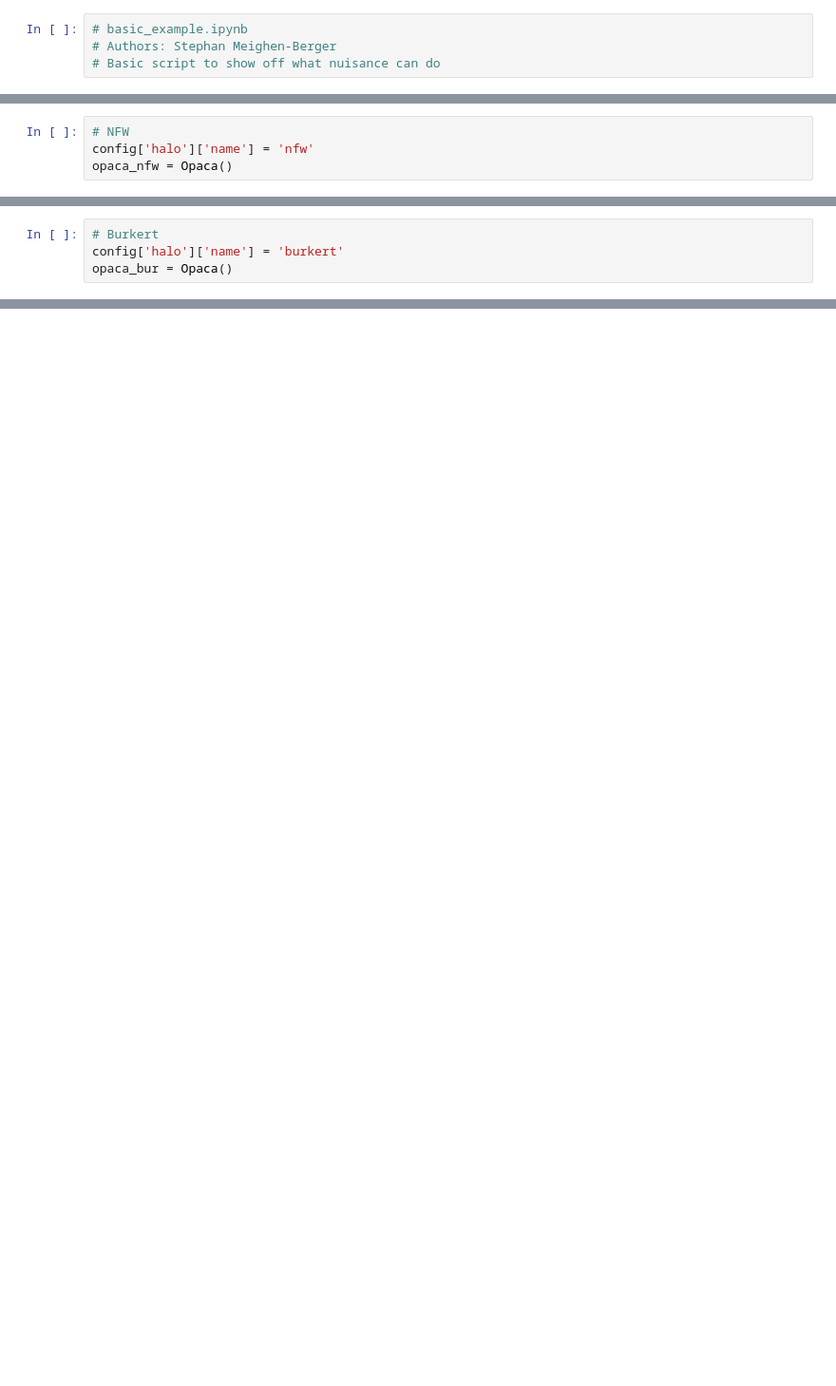
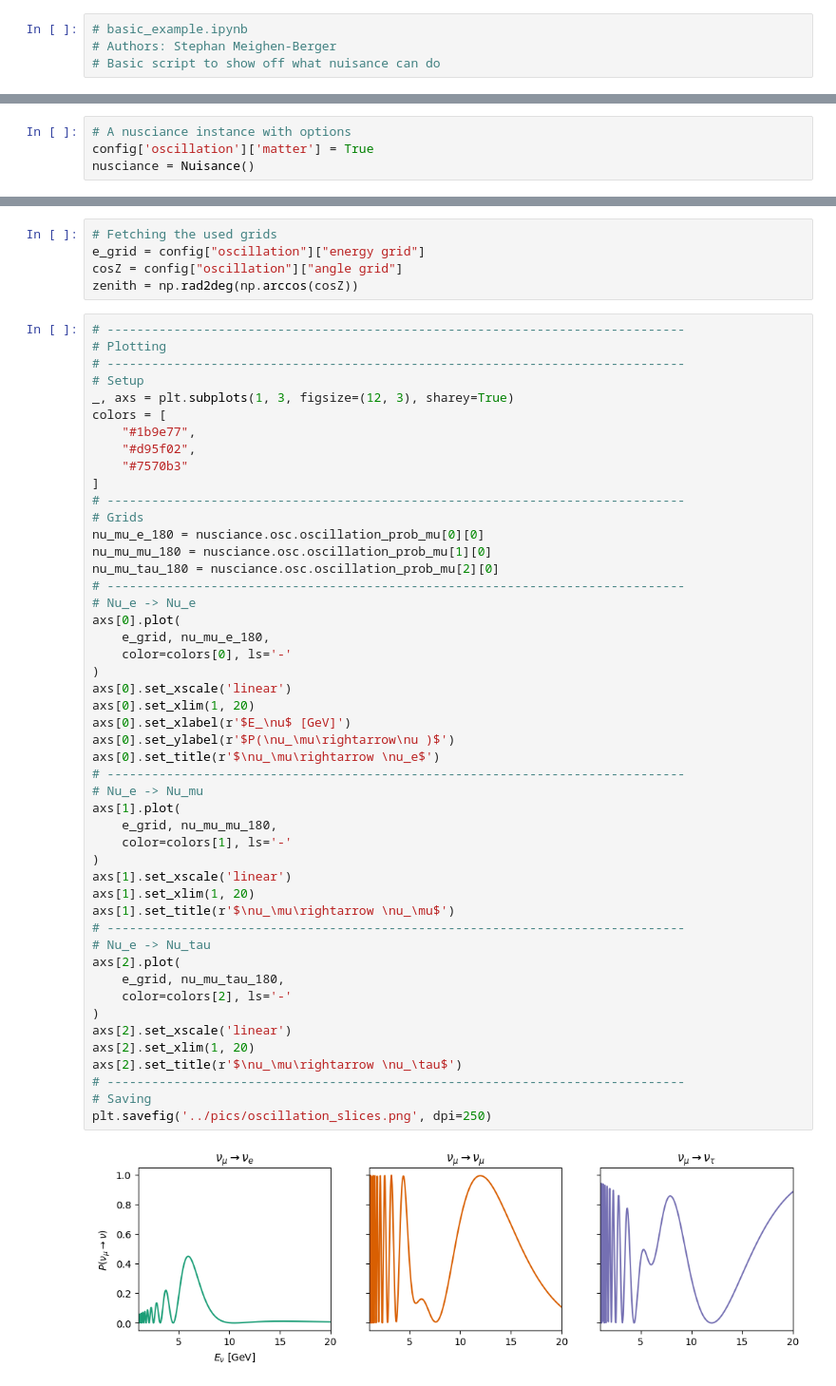
Before and after one commit to MeighenBergerS/nu_isance, a Jupyter notebook: notebooks/basic_example.ipynb, the cells around one changed output, grey strips where cells are left out. Shown: that part at 95% size. Saved outputs shown, nothing was run; the diff lists cells and outputs as text; blank space fills up the shorter version.

```diff
--- a/notebooks/basic_example.ipynb
+++ b/notebooks/basic_example.ipynb
@@ -18,4 +13,0 @@ from opaca import Opaca, config
-# %%
-# NFW
-config['halo']['name'] = 'nfw'
-opaca_nfw = Opaca()
@@ -31,4 +13,0 @@ INFO: Setup took -0 seconds
-# %%
-# Burkert
-config['halo']['name'] = 'burkert'
-opaca_bur = Opaca()
@@ -705,0 +14,4 @@ NameError: name 'np' is not defined
+# %%
+# A nusciance instance with options
+config['oscillation']['matter'] = True
+nusciance = Nuisance()
@@ -705,0 +32,55 @@ NameError: name 'np' is not defined
+# %%
+# Fetching the used grids
+e_grid = config["oscillation"]["energy grid"]
+cosZ = config["oscillation"]["angle grid"]
+zenith = np.rad2deg(np.arccos(cosZ))
+# %%
+# ------------------------------------------------------------------------------
+# Plotting
+# ------------------------------------------------------------------------------
+# Setup
+_, axs = plt.subplots(1, 3, figsize=(12, 3), sharey=True)
+colors = [
+    "#1b9e77",
+    "#d95f02",
+    "#7570b3"
+]
+# ------------------------------------------------------------------------------
+# Grids
+nu_mu_e_180 = nusciance.osc.oscillation_prob_mu[0][0]
+nu_mu_mu_180 = nusciance.osc.oscillation_prob_mu[1][0]
+nu_mu_tau_180 = nusciance.osc.oscillation_prob_mu[2][0]
+# ------------------------------------------------------------------------------
+# Nu_e -> Nu_e
+axs[0].plot(
+    e_grid, nu_mu_e_180,
+    color=colors[0], ls='-'
+)
+axs[0].set_xscale('linear')
+axs[0].set_xlim(1, 20)
+axs[0].set_xlabel(r'$E_\nu$ [GeV]')
+axs[0].set_ylabel(r'$P(\nu_\mu\rightarrow\nu )$')
+axs[0].set_title(r'$\nu_\mu\rightarrow \nu_e$')
+# ------------------------------------------------------------------------------
+# Nu_e -> Nu_mu
+axs[1].plot(
+    e_grid, nu_mu_mu_180,
+    color=colors[1], ls='-'
+)
+axs[1].set_xscale('linear')
+axs[1].set_xlim(1, 20)
+axs[1].set_title(r'$\nu_\mu\rightarrow \nu_\mu$')
+# ------------------------------------------------------------------------------
+# Nu_e -> Nu_tau
+axs[2].plot(
+    e_grid, nu_mu_tau_180,
+    color=colors[2], ls='-'
+)
+axs[2].set_xscale('linear')
+axs[2].set_xlim(1, 20)
+axs[2].set_title(r'$\nu_\mu\rightarrow \nu_\tau$')
+# ------------------------------------------------------------------------------
+# Saving
+plt.savefig('../pics/oscillation_slices.png', dpi=250)
+# %% [output]
+[figure, added]
```
Also changed, not shown: parts of 44 cells of this notebook, 21 other files.
